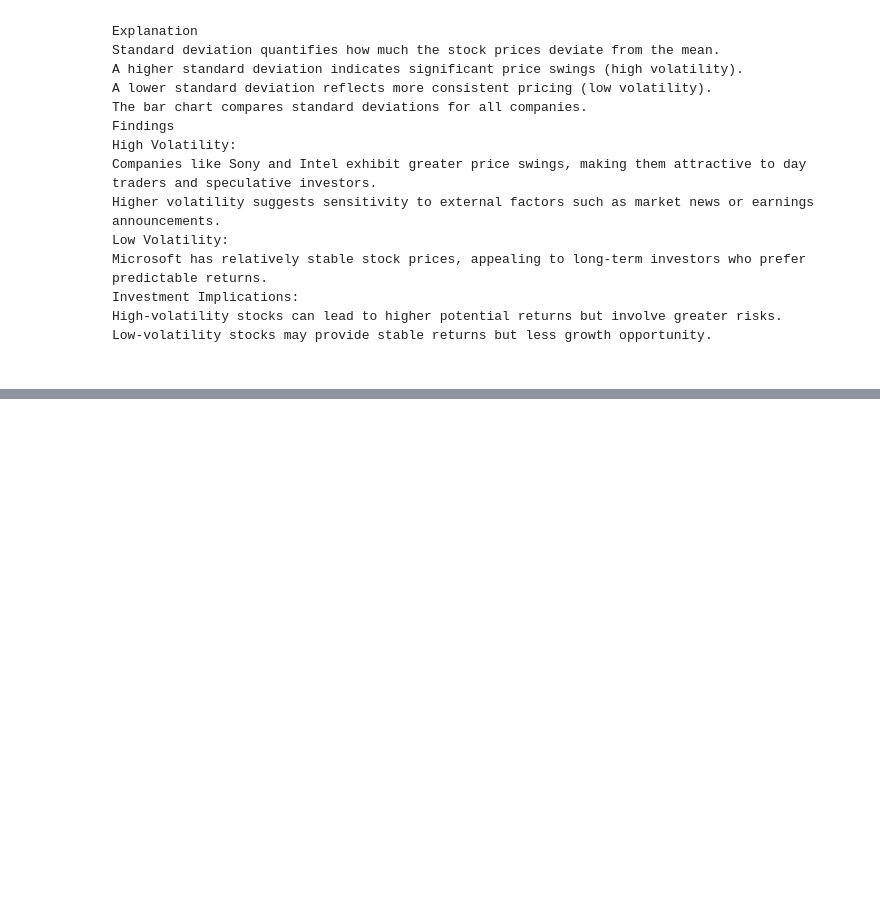
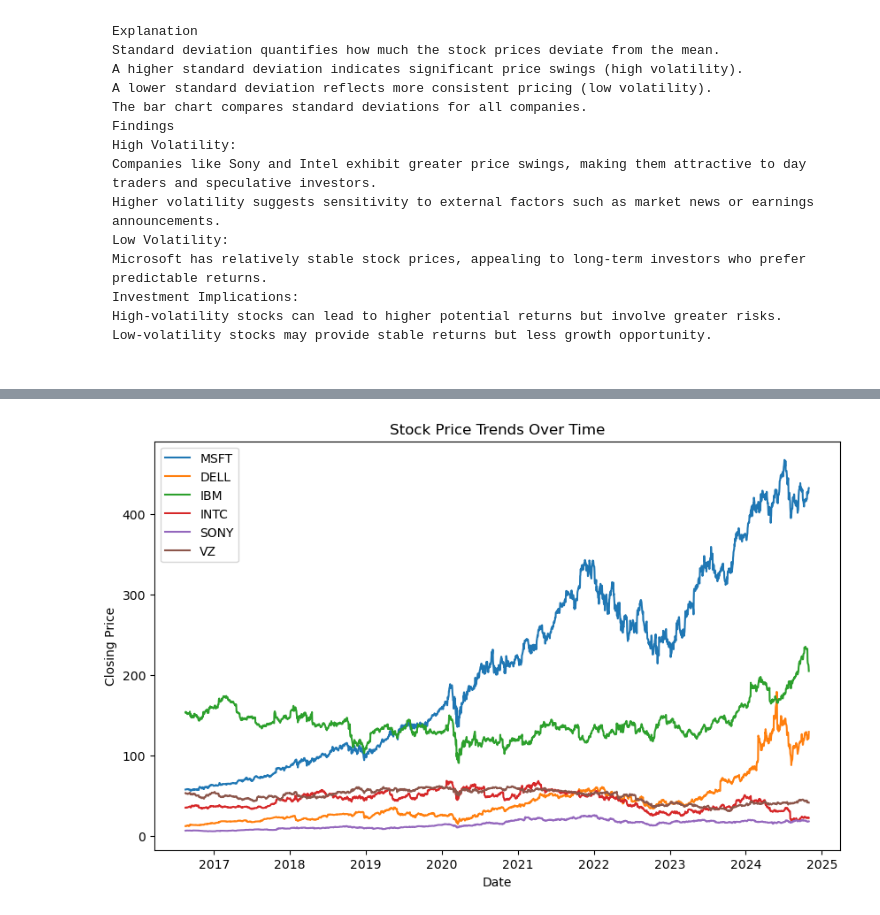
Before and after one commit to AnshumanTiwary35canada/CMSC_6950_project, a Jupyter notebook: Final project .ipynb, the cells around one changed output, grey strips where cells are left out. Cells and saved outputs as stored; diff of their text form; code cells hidden in the pictures; blank space fills up the shorter version.

```diff
--- a/Final project .ipynb
+++ b/Final project .ipynb
@@ -66,0 +115,17 @@ Low-volatility stocks may provide stable returns but less growth opportunity.
+# %%
+# Extract closing prices for all companies
+price_trends = merged_data.filter(like="_Close")
+
+
+
+# Plotting price trends
+plt.figure(figsize=(10, 6))
+for col in price_trends.columns:
+    plt.plot(merged_data['Date'], price_trends[col], label=col.replace("_Close", ""))
+plt.title('Stock Price Trends Over Time')
+plt.xlabel('Date')
+plt.ylabel('Closing Price')
+plt.legend()
+plt.show()
+# %% [output]
+[figure, added]
```
Also changed, not shown: parts of 5 cells of this notebook.
